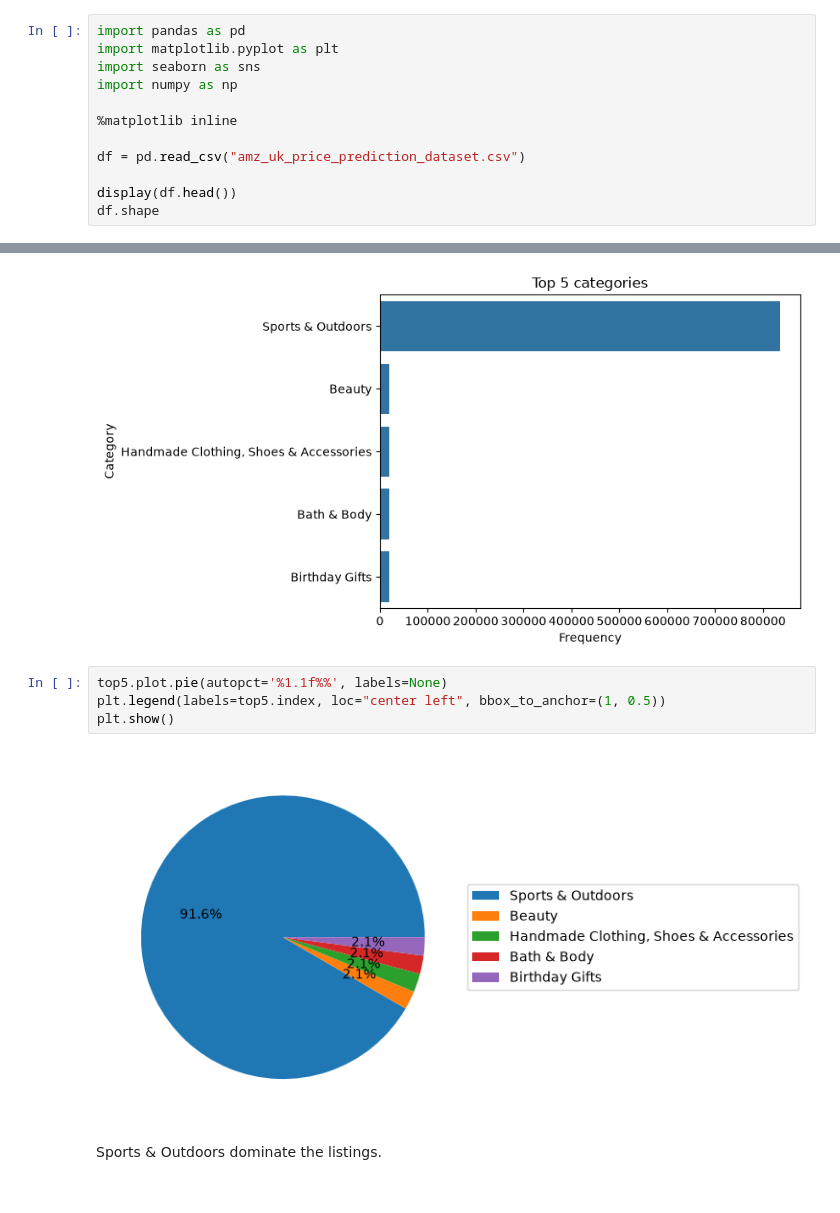
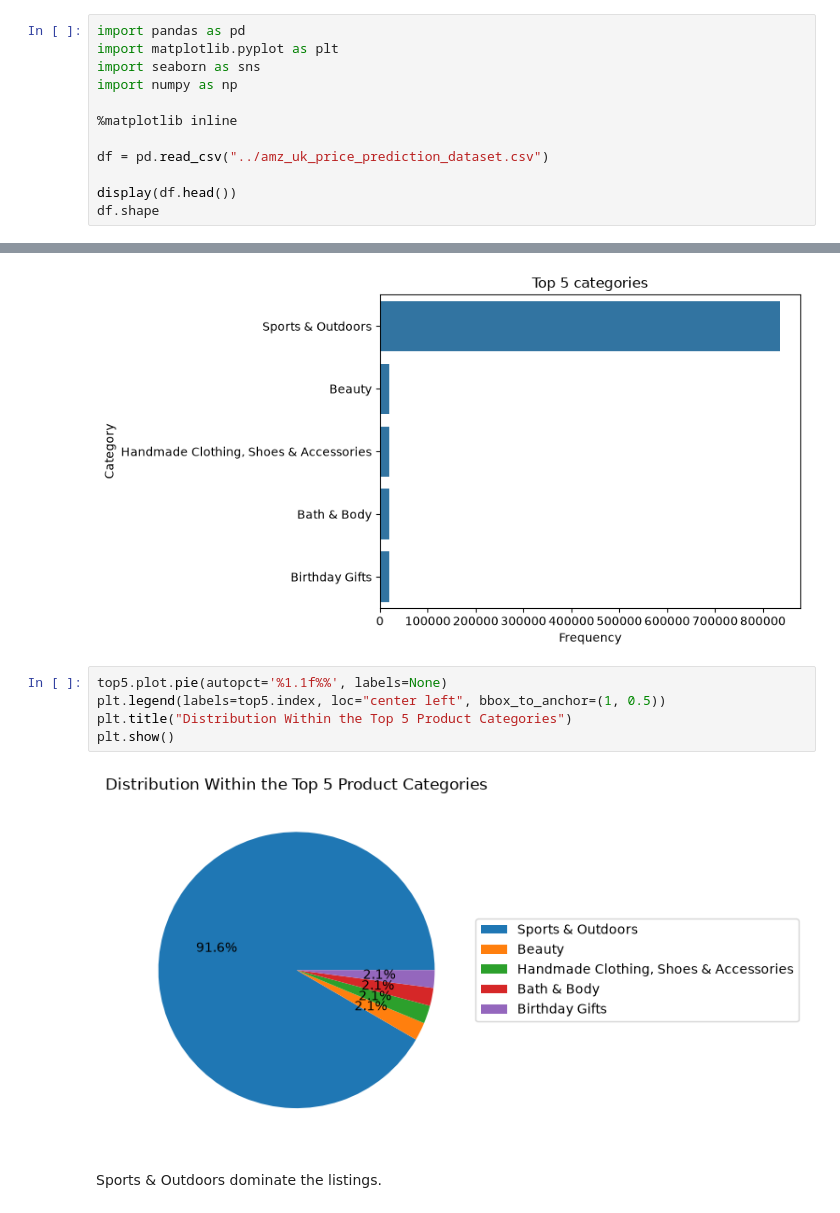
Before and after one commit to Telma87/lab-eda-univariate, a Jupyter notebook: Lab-eda-univariate.ipynb, the cells around one changed output, grey strips where cells are left out. Cells and saved outputs as stored; diff of their text form.

```diff
--- a/Lab-eda-univariate.ipynb
+++ b/Lab-eda-univariate.ipynb
@@ -6,7 +6,7 @@ import numpy as np
 
 %matplotlib inline
 
-df = pd.read_csv("amz_uk_price_prediction_dataset.csv")
+df = pd.read_csv("../amz_uk_price_prediction_dataset.csv")
 
 display(df.head())
 df.shape
@@ -53,9 +53,10 @@ plt.show()
 # %%
 top5.plot.pie(autopct='%1.1f%%', labels=None)
 plt.legend(labels=top5.index, loc="center left", bbox_to_anchor=(1, 0.5))
+plt.title("Distribution Within the Top 5 Product Categories")
 plt.show()
 # %% [output]
-[figure, old version]
+[figure, new version]
 # %% [markdown]
 Sports & Outdoors dominate the listings.
 # %% [markdown]
```
Also changed, not shown: parts of 16 cells of this notebook.
